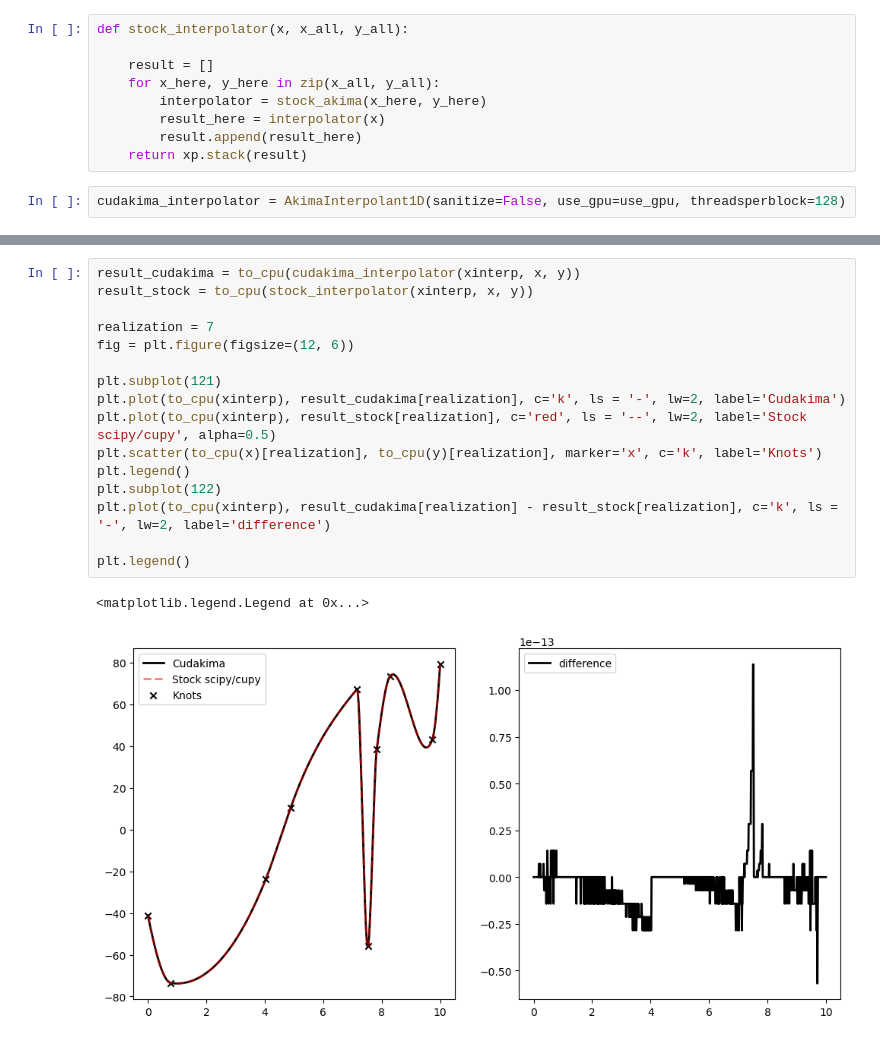
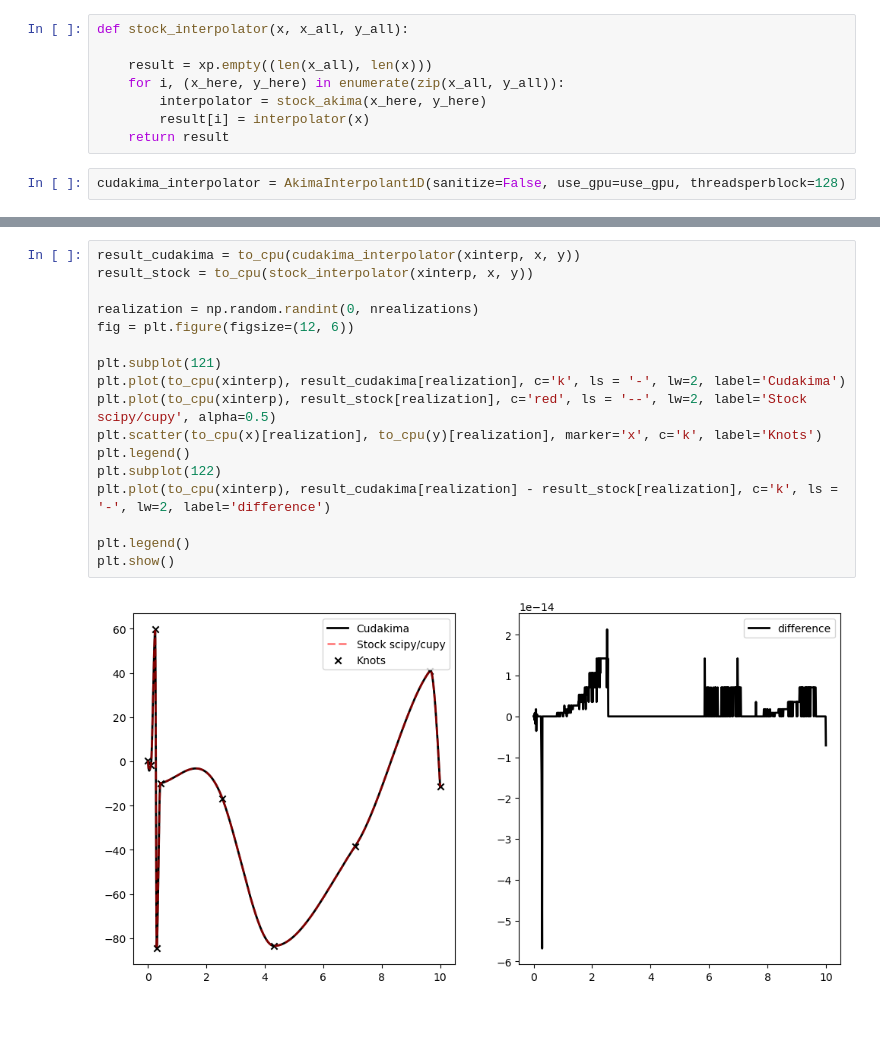
Before and after one commit to asantini29/CudAkima, a Jupyter notebook: examples/tutorial.ipynb, the cells around one changed output, grey strips where cells are left out. Drawn from its saved outputs; the diff is of its cells as text.

```diff
--- a/examples/tutorial.ipynb
+++ b/examples/tutorial.ipynb
@@ -150,12 +150,11 @@ xinterp = xp.linspace(xmin, xmax, 1000)
 # %%
 def stock_interpolator(x, x_all, y_all):
 
-    result = []
-    for x_here, y_here in zip(x_all, y_all):
+    result = xp.empty((len(x_all), len(x)))
+    for i, (x_here, y_here) in enumerate(zip(x_all, y_all)):
         interpolator = stock_akima(x_here, y_here)
-        result_here = interpolator(x)
-        result.append(result_here)
-    return xp.stack(result)
+        result[i] = interpolator(x)
+    return result
 # %%
 cudakima_interpolator = AkimaInterpolant1D(sanitize=False, use_gpu=use_gpu, threadsperblock=128)
 # %%
@@ -173,19 +172,19 @@ result_stock = stock_interpolator(xinterp, x, y)
 # %%
 result_cudakima = to_cpu(cudakima_interpolator(xinterp, x, y))
 result_stock = to_cpu(stock_interpolator(xinterp, x, y))
 
-realization = 7
+realization = np.random.randint(0, nrealizations)
 fig = plt.figure(figsize=(12, 6))
 
 plt.subplot(121)
 plt.plot(to_cpu(xinterp), result_cudakima[realization], c='k', ls = '-', lw=2, label='Cudakima')
 plt.plot(to_cpu(xinterp), result_stock[realization], c='red', ls = '--', lw=2, label='Stock scipy/cupy', alpha=0.5)
 plt.scatter(to_cpu(x)[realization], to_cpu(y)[realization], marker='x', c='k', label='Knots')
 plt.legend()
 plt.subplot(122)
 plt.plot(to_cpu(xinterp), result_cudakima[realization] - result_stock[realization], c='k', ls = '-', lw=2, label='difference')
 
 plt.legend()
+plt.show()
 # %% [output]
-<matplotlib.legend.Legend at 0x...>
-[figure, old version]
+[figure, new version]
```
Also changed, not shown: parts of 5 cells of this notebook.
